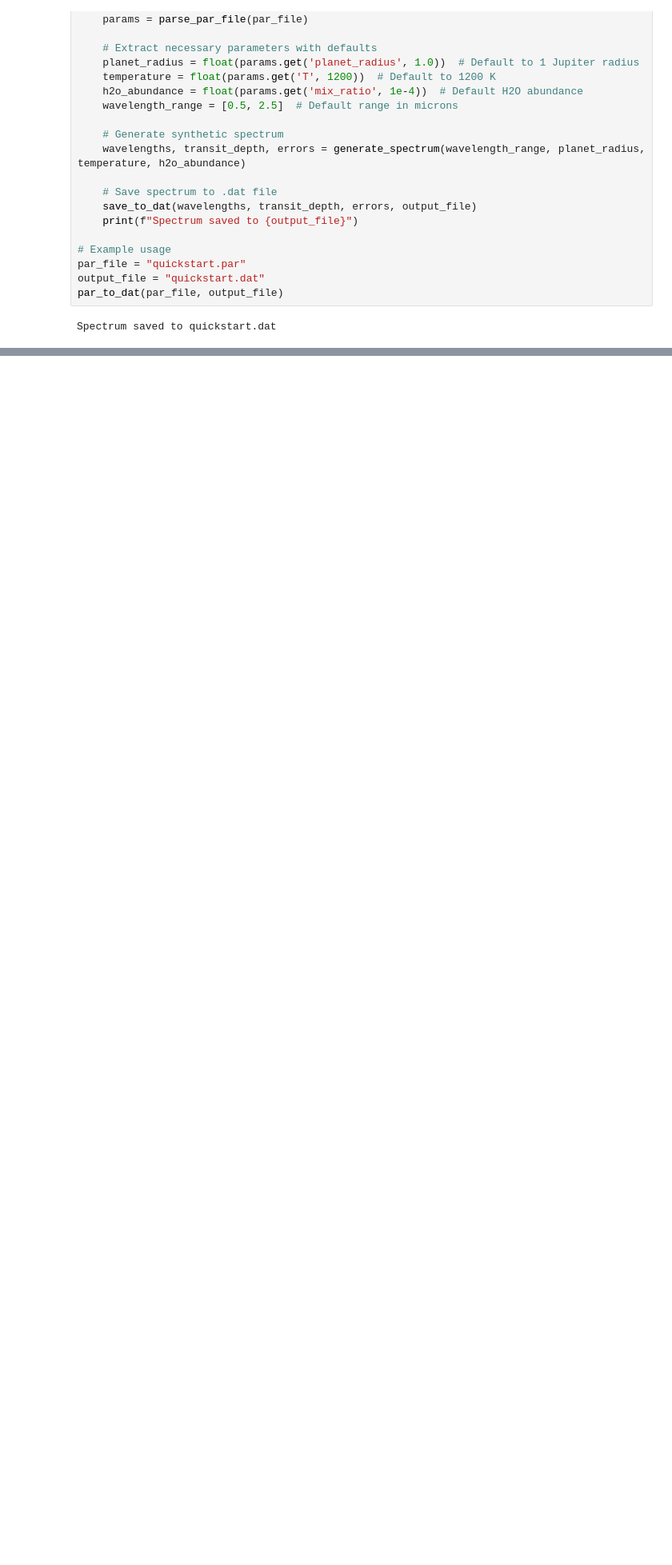
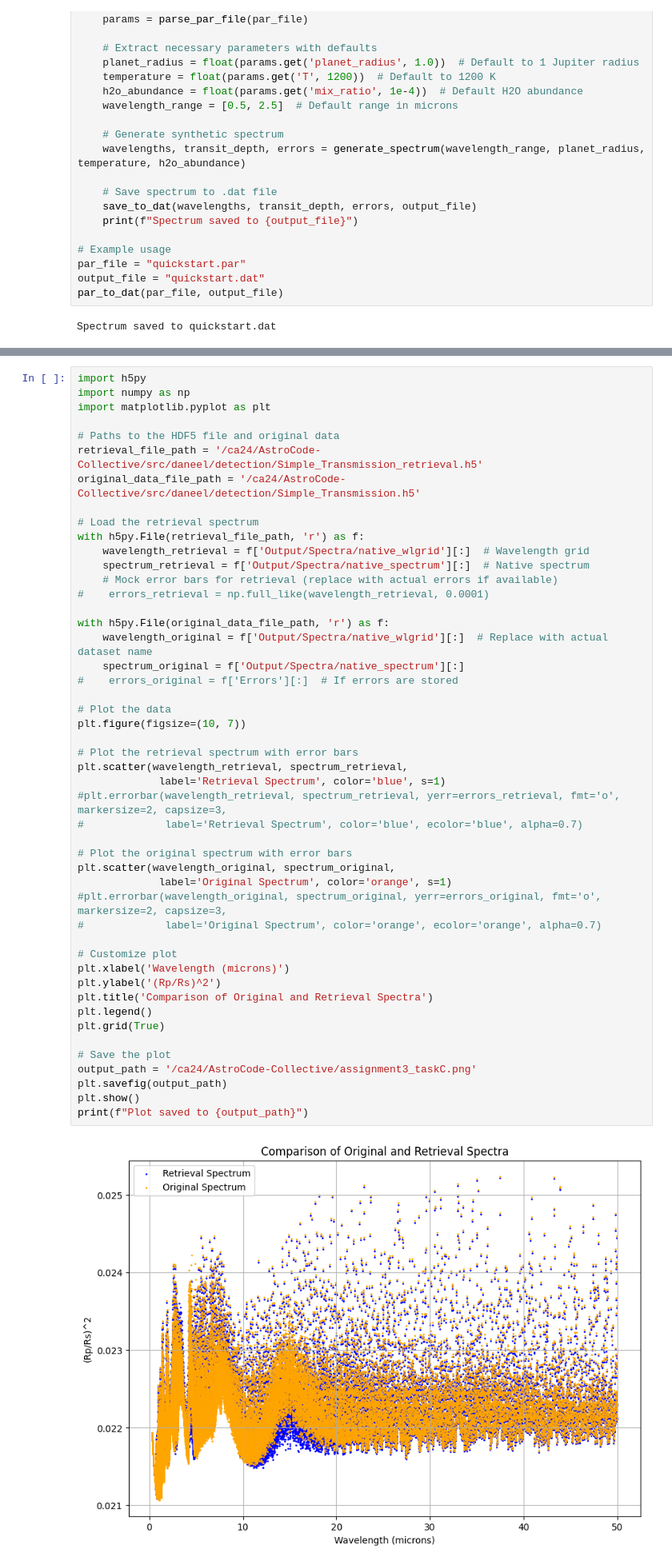
Before and after one commit to radha2707/AstroCode-Collective, a Jupyter notebook: src/daneel/detection/Mocking_the_universe.ipynb, the cells around one changed output, grey strips where cells are left out. Shown: that part at 80% size. Saved outputs shown, nothing was run; the diff lists cells and outputs as text; blank space fills up the shorter version.

```diff
--- a/src/daneel/detection/Mocking_the_universe.ipynb
+++ b/src/daneel/detection/Mocking_the_universe.ipynb
@@ -51,0 +108,50 @@ Spectrum saved to quickstart.dat
+# %%
+import h5py
+import numpy as np
+import matplotlib.pyplot as plt
+
+# Paths to the HDF5 file and original data
+retrieval_file_path = '/ca24/AstroCode-Collective/src/daneel/detection/Simple_Transmission_retrieval.h5'
+original_data_file_path = '/ca24/AstroCode-Collective/src/daneel/detection/Simple_Transmission.h5'
+
+# Load the retrieval spectrum
+with h5py.File(retrieval_file_path, 'r') as f:
+    wavelength_retrieval = f['Output/Spectra/native_wlgrid'][:]  # Wavelength grid
+    spectrum_retrieval = f['Output/Spectra/native_spectrum'][:]  # Native spectrum
+    # Mock error bars for retrieval (replace with actual errors if available)
+#    errors_retrieval = np.full_like(wavelength_retrieval, 0.0001)
+
+with h5py.File(original_data_file_path, 'r') as f:
+    wavelength_original = f['Output/Spectra/native_wlgrid'][:]  # Replace with actual dataset name
+    spectrum_original = f['Output/Spectra/native_spectrum'][:]
+#    errors_original = f['Errors'][:]  # If errors are stored
+
+# Plot the data
+plt.figure(figsize=(10, 7))
+
+# Plot the retrieval spectrum with error bars
+plt.scatter(wavelength_retrieval, spectrum_retrieval,
+             label='Retrieval Spectrum', color='blue', s=1)
+#plt.errorbar(wavelength_retrieval, spectrum_retrieval, yerr=errors_retrieval, fmt='o', markersize=2, capsize=3,
+#             label='Retrieval Spectrum', color='blue', ecolor='blue', alpha=0.7)
+
+# Plot the original spectrum with error bars
+plt.scatter(wavelength_original, spectrum_original,
+             label='Original Spectrum', color='orange', s=1)
+#plt.errorbar(wavelength_original, spectrum_original, yerr=errors_original, fmt='o', markersize=2, capsize=3,
+#             label='Original Spectrum', color='orange', ecolor='orange', alpha=0.7)
+
+# Customize plot
+plt.xlabel('Wavelength (microns)')
+plt.ylabel('(Rp/Rs)^2')
+plt.title('Comparison of Original and Retrieval Spectra')
+plt.legend()
+plt.grid(True)
+
+# Save the plot
+output_path = '/ca24/AstroCode-Collective/assignment3_taskC.png'
+plt.savefig(output_path)
+plt.show()
+print(f"Plot saved to {output_path}")
+# %% [output]
+[figure, added]
```
Also changed, not shown: parts of 3 cells of this notebook, 4 other files.
